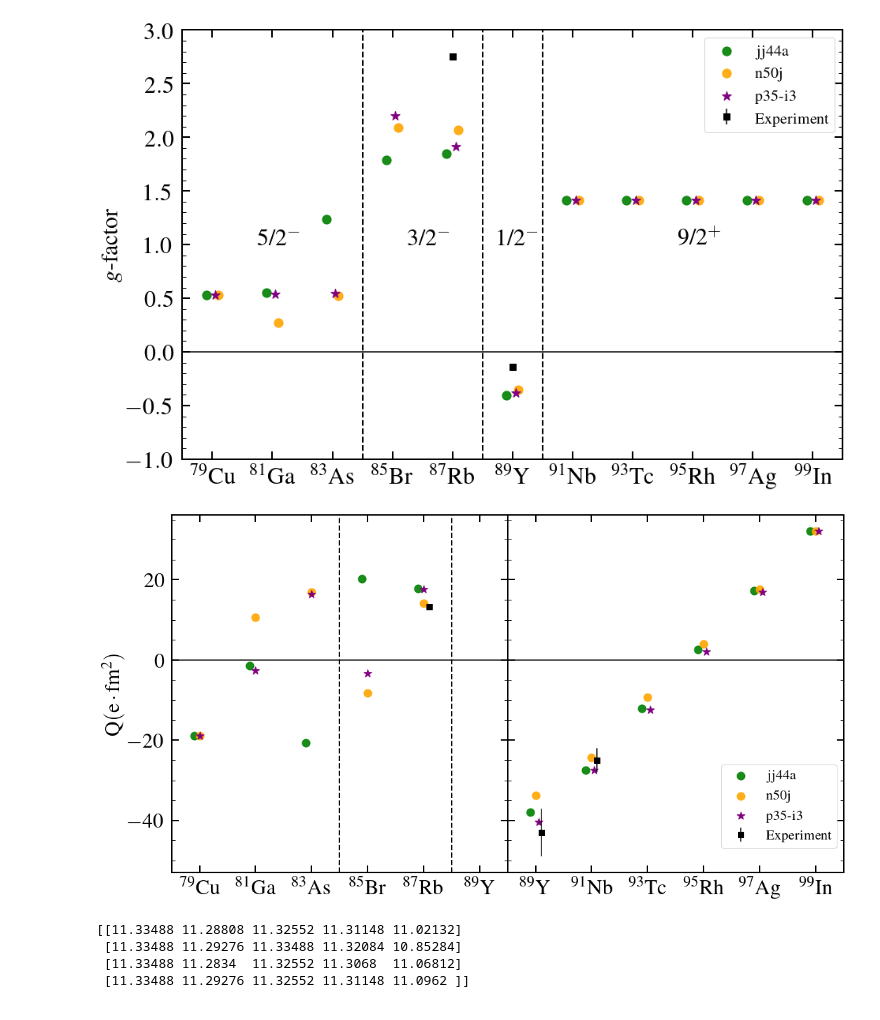
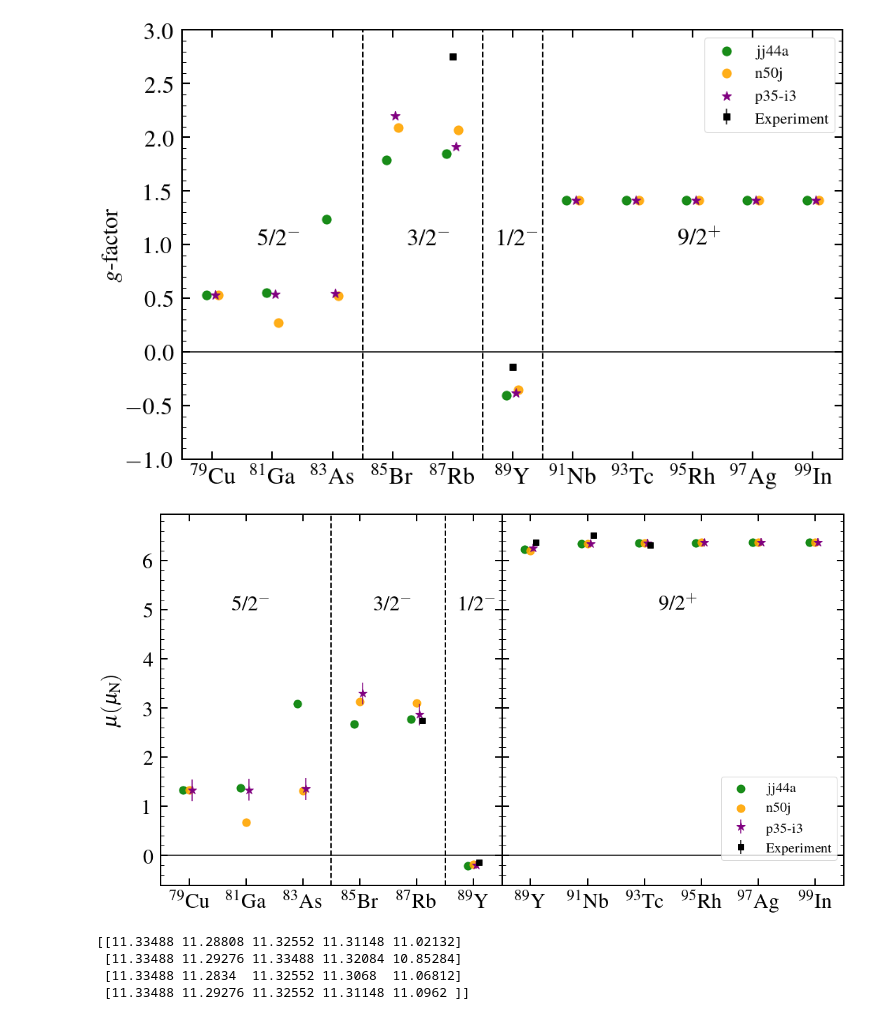
Before and after one commit to JordanPurcell/Research, a Jupyter notebook: plots/EM_properties.ipynb, the cells around one changed output. Drawn from its saved outputs; the diff is of its cells as text; code cells hidden in the pictures.

```diff
--- a/plots/EM_properties.ipynb
+++ b/plots/EM_properties.ipynb
@@ -310,13 +310,13 @@ plt.show()
 # %% [output]
 [figure]
 # %%
-#f, ax = plt.subplots(2,2, sharey='row', gridspec_kw={'width_ratios':[6,6]})
-f, ax = plt.subplots(2,2, sharex='col', sharey='row', gridspec_kw={'width_ratios':[6,6]})
+f, ax = plt.subplots(2,2, sharey='row', gridspec_kw={'width_ratios':[6,6]})
+#f, ax = plt.subplots(2,2, sharex='col', sharey='row', gridspec_kw={'width_ratios':[6,6]})      # Switch to this one to isolate bottom plot
 f.set_figwidth(15)
 f.set_figheight(15)
 
-plt.setp(ax[0][0], xticks=odd_A, xticklabels=odd_ticks)
-plt.setp(ax[0][1], xticks=m9_A, xticklabels=m9_ticks)
+plt.setp(ax[0][0], xticks=odd_A, xticklabels=odd_ticks)                 # Change first index to isolate top/bottom plot
+plt.setp(ax[0][1], xticks=m9_A, xticklabels=m9_ticks)                   # ""
 ax[0][0].tick_params(pad=10)
 ax[0][1].tick_params(pad=10)
 ax[0][0].set_xlim(78, 90)
@@ -331,7 +331,8 @@ ax[1][1].plot(xeven, np.zeros(len(xeven)), color='black', linestyle='solid')
 ax[0][0].scatter([odd_A[i] - 0.2 for i in range(len(odd_A))], odd_dipoles[0], color='green', s = 125, label='jj44a', alpha=0.9)
 ax[0][0].scatter([odd_A[i] for i in range(len(odd_A))], odd_dipoles[1], color='orange',  s = 125, label='n50j', alpha=0.9)
 #ax[0][0].scatter([odd_A[i] - 0.1 for i in range(len(odd_A))], odd_dipoles[2], color='orange', s = 125, label='p35-i2', alpha=0.9)
-ax[0][0].scatter([odd_A[i] + 0.1 for i in range(len(odd_A))], odd_dipoles[3], color='purple', marker='*', s = 135, label='p35-i3')
+ax[0][0].errorbar([odd_A[i] + 0.1 for i in range(len(odd_A))], odd_dipoles[3], yerr=[0.22, 0.22, 0.22, 0.22, 0.22, 0.22, 0.22, 0.22, 0.22, 0.22, 0.08],
+                    fmt='*', mfc='purple', mec='purple', ecolor='purple', ms=13, label='p35-i3')
 ax[0][0].errorbar([87 + 0.2, 89 + 0.2, 91 + 0.2], [2.75131, -0.1374154, 6.521], yerr=[0.00012, 0.0000003, 0.002],
                     fmt='s', mfc='black', mec='black', ecolor='black', ms=8, label='Experiment')
 
@@ -339,62 +340,65 @@ ax[0][0].errorbar([87 + 0.2, 89 + 0.2, 91 + 0.2], [2.75131, -0.1374154, 6.521],
 ax[1][0].scatter([odd_A[i] - 0.2 for i in range(len(odd_A)-1)], odd_Q[0][:10], color='green', s = 125, label='jj44a', alpha=0.9)
 ax[1][0].scatter([odd_A[i] for i in range(len(odd_A)-1)], odd_Q[1][:10], color='orange',  s = 125, label='n50j', alpha=0.9)
 #ax[1][0].scatter(odd_A[:10], odd_Q[2][:10], color='orange', s = 125, label='p35-i2', alpha=0.9)
-ax[1][0].scatter(odd_A[:10], odd_Q[3][:10], color='purple', marker='*', s = 135, label='p35-i3')
+ax[1][0].errorbar(odd_A[:10], odd_Q[3][:10], yerr=[5, 5, 5, 5, 5, 5, 5, 5, 5, 5],
+                    fmt='*', mfc='purple', mec='purple', ecolor='purple', ms=13, label='p35-i3')
 ax[1][0].errorbar([87 + 0.2, 91 + 0.2], [13.2, -25], yerr=[0.1, 3],
                     fmt='s', mfc='black', mec='black', ecolor='black', ms=8, label='Experiment')
 
 ax[0][1].scatter([m9_A[i] - 0.2 for i in range(len(m9_A))], odd_mu9[0], color='green', s = 125, label='jj44a', alpha=0.9)
 ax[0][1].scatter([m9_A[i] for i in range(len(m9_A))], odd_mu9[1], color='orange',  s = 125, label='n50j', alpha=0.9)
 #ax[0][1].scatter([m9_A[i] - 0.1 for i in range(len(m9_A))], odd_mu9[2], color='orange', s = 125, label='p35-i2', alpha=0.9)
-ax[0][1].scatter([m9_A[i] + 0.1 for i in range(len(m9_A))], odd_mu9[3], color='purple', marker='*', s = 135, label='p35-i3')
+ax[0][1].errorbar([m9_A[i] + 0.1 for i in range(len(m9_A))], odd_mu9[3], yerr=[0.08, 0.08, 0.08, 0.08, 0.08, 0.08],
+                    fmt='*', mfc='purple', mec='purple', ecolor='purple', ms=13,label='p35-i3')
 ax[0][1].errorbar([89 + 0.2, 91 + 0.2, 93 + 0.2], [6.37, 6.521, 6.32], yerr=[0.04, 0.002, 0.06],
                     fmt='s', mfc='black', mec='black', ecolor='black', ms=8, label='Experiment')
 
 ax[1][1].scatter([m9_A[i] - 0.2 for i in range(len(m9_A))], odd_Q9[0], color='green', s = 125, label='jj44a', alpha=0.9)
 ax[1][1].scatter([m9_A[i]  for i in range(len(m9_A))], odd_Q9[1], color='orange',  s = 125, label='n50j', alpha=0.9)
 #ax[1][1].scatter([m9_A[i] - 0.1 for i in range(len(m9_A))], odd_Q9[2], color='orange', s = 125, label='p35-i2', alpha=0.9)
-ax[1][1].scatter([m9_A[i] + 0.1 for i in range(len(m9_A))], odd_Q9[3], color='purple', marker='*', s = 135, label='p35-i3')
+ax[1][1].errorbar([m9_A[i] + 0.1 for i in range(len(m9_A))], odd_Q9[3], yerr=[1.4, 1.4, 1.4, 1.4, 1.4, 1.4],
+                    fmt='*', mfc='purple', mec='purple', ecolor='purple', ms=13, label='p35-i3')
 ax[1][1].errorbar([89 + 0.2, 91 + 0.2], [-43, -25], yerr=[6, 3],
                     fmt='s', mfc='black', mec='black', ecolor='black', ms=8, label='Experiment')
 
 ax[0][0].tick_params(axis="both", which="major", direction="in", left=True, right=True, top=True, length=10, width=2, labelsize=30)
 ax[0][0].tick_params(axis="both", which="minor", direction="in", right=True, top=True, length=5, width=1, labelsize=30)
 ax[1][0].tick_params(axis="both", which="major", direction="in", right=True, top=True, length=10, width=2, labelsize=30, pad=10)
 ax[1][0].tick_params(axis="both", which="minor", direction="in", right=True, top=True, length=5, width=1, labelsize=30)
 
 ax[0][1].tick_params(which="major", direction="in", right=True, top=True, length=10, width=2, labelsize=30)
 ax[0][1].tick_params(which="minor", direction="in", right=True, top=True, length=5, width=1, labelsize=30)
 ax[1][1].tick_params(which="major", direction="in", right=True, top=True, length=10, width=2, labelsize=30, pad=10)
 ax[1][1].tick_params(which="minor", direction="in", right=True, top=True, length=5, width=1, labelsize=30)
-ax[1][1].xaxis.get_major_ticks()[1].set_pad(5)       # This adjust only the 97Ag label because it's behaving badly
+ax[0][1].xaxis.get_major_ticks()[1].set_pad(5)       # This adjust only the 97Ag label because it's behaving badly
 
 ax[0][0].set_ylabel('$\mathrm{\mu(\mu_{N})}$', labelpad=30, fontsize=30)
 ax[1][0].set_ylabel('$\mathrm{Q(e \cdot fm^2)}$', fontsize=30)
 
 ax[0][0].axvline(x = 84, ymin = 0, ymax = 7, color = 'k', linewidth=2, ls='--')
 ax[0][0].axvline(x = 88, ymin = 0, ymax = 7, color = 'k', linewidth=2, ls='--')
 ax[0][0].axvline(x = 90, ymin = 0, ymax = 7, color = 'k', linewidth=2, ls='--')
 ax[1][0].axvline(x = 84, ymin = 0, ymax = 7, color = 'k', linewidth=2, ls='--')
 ax[1][0].axvline(x = 88, ymin = 0, ymax = 7, color = 'k', linewidth=2, ls='--')
 ax[1][0].axvline(x = 90, ymin = 0, ymax = 7, color = 'k', linewidth=2, ls='--')
 
-ax[0][0].text(80.5, 5, '5/2$^{-}$', fontsize = 30)
-ax[0][0].text(85.5, 5, '3/2$^{-}$', fontsize = 30)
-ax[0][0].text(88.5, 5, '1/2$^{-}$', fontsize = 30)
-ax[0][1].text(93.5, 5, '9/2$^{+}$', fontsize = 30)
+ax[0][0].text(80.5, 5, '5/2$^{-}$', fontsize = 30)          # Switch first index to isolate top/bottom plot
+ax[0][0].text(85.5, 5, '3/2$^{-}$', fontsize = 30)          # ""
+ax[0][0].text(88.5, 5, '1/2$^{-}$', fontsize = 30)          # ""
+ax[0][1].text(93.5, 5, '9/2$^{+}$', fontsize = 30)          # ""
 
-ax[0][0].set_visible(False)                # Option for isolating subplot
-ax[0][1].set_visible(False)
+ax[1][0].set_visible(False)                # Option for isolating subplot
+ax[1][1].set_visible(False)
 
 
 plt.tight_layout()
 plt.subplots_adjust(wspace=0, hspace=0)
 ax[0][0].minorticks_on()
 ax[1][0].minorticks_on()
-ax[1][1].legend(fontsize=20, bbox_to_anchor=(1, 0.05), loc="lower right").set_alpha(1)
+ax[0][1].legend(fontsize=20, bbox_to_anchor=(1, 0.05), loc="lower right").set_alpha(1)          # Toggle first index to isolate top/bottom plot
 plt.show()
 # %% [output]
-[figure, old version]
+[figure, new version]
 # %%
 mu_i3_6plus = [8.31391, 8.46106, 8.47682, 8.49259, 8.50310]
 print(even_mu8)
```
Also changed, not shown: parts of 7 cells of this notebook, 9 other files.
